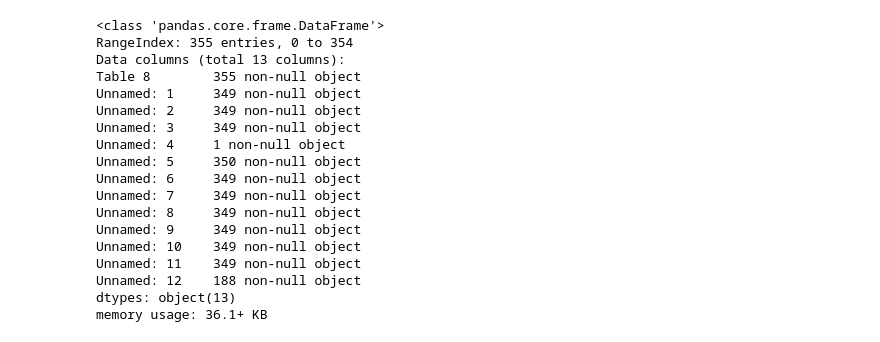
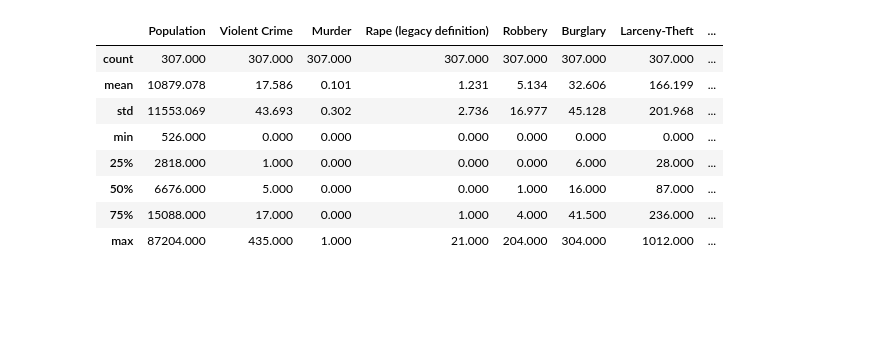
Before and after one commit to ayan1995/Thinkful, a Jupyter notebook: Bootcamp/Unit 2 Supervised Learning/Lesson 4 Linear Regression/Multivariable Regression Model.ipynb, the cells around one changed output. Cells and saved outputs as stored; diff of their text form; code cells hidden in the pictures; blank space fills up the shorter version.

```diff
--- a/Bootcamp/Unit 2 Supervised Learning/Lesson 4 Linear Regression/Multivariable Regression Model.ipynb
+++ b/Bootcamp/Unit 2 Supervised Learning/Lesson 4 Linear Regression/Multivariable Regression Model.ipynb
@@ -33,21 +144,12 @@ df.head()
 # %%
-df.info()
+df.describe()
 # %% [output]
-<class 'pandas.core.frame.DataFrame'>
-RangeIndex: 355 entries, 0 to 354
-Data columns (total 13 columns):
-Table 8        355 non-null object
-Unnamed: 1     349 non-null object
-Unnamed: 2     349 non-null object
-Unnamed: 3     349 non-null object
-Unnamed: 4     1 non-null object
-Unnamed: 5     350 non-null object
-Unnamed: 6     349 non-null object
-Unnamed: 7     349 non-null object
-Unnamed: 8     349 non-null object
-Unnamed: 9     349 non-null object
-Unnamed: 10    349 non-null object
-Unnamed: 11    349 non-null object
-Unnamed: 12    188 non-null object
-dtypes: object(13)
-memory usage: 36.1+ KB
+|  | Population | Violent Crime | Murder | Rape (legacy definition) | Robbery | Burglary | Larceny-Theft | ... |
+| count | 307.000 | 307.000 | 307.000 | 307.000 | 307.000 | 307.000 | 307.000 | ... |
+| mean | 10879.078 | 17.586 | 0.101 | 1.231 | 5.134 | 32.606 | 166.199 | ... |
+| std | 11553.069 | 43.693 | 0.302 | 2.736 | 16.977 | 45.128 | 201.968 | ... |
+| min | 526.000 | 0.000 | 0.000 | 0.000 | 0.000 | 0.000 | 0.000 | ... |
+| 25% | 2818.000 | 1.000 | 0.000 | 0.000 | 0.000 | 6.000 | 28.000 | ... |
+| 50% | 6676.000 | 5.000 | 0.000 | 0.000 | 1.000 | 16.000 | 87.000 | ... |
+| 75% | 15088.000 | 17.000 | 0.000 | 1.000 | 4.000 | 41.500 | 236.000 | ... |
+| max | 87204.000 | 435.000 | 1.000 | 21.000 | 204.000 | 304.000 | 1012.000 | ... |
```
Also changed, not shown: parts of 15 cells of this notebook.
